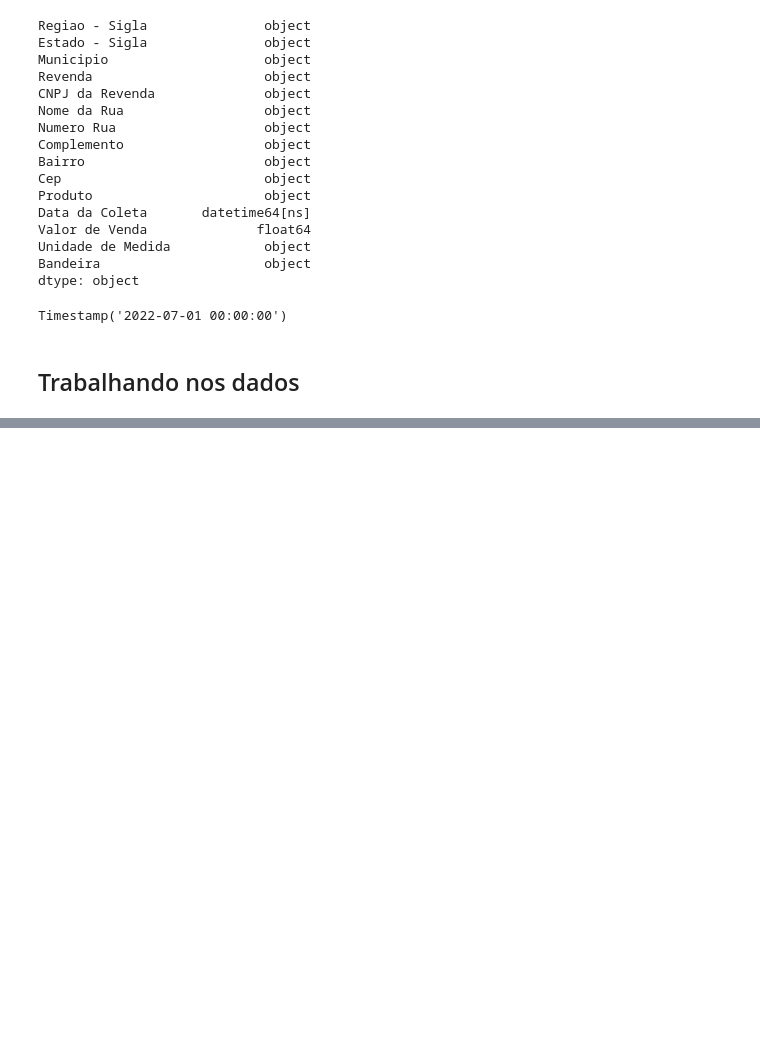
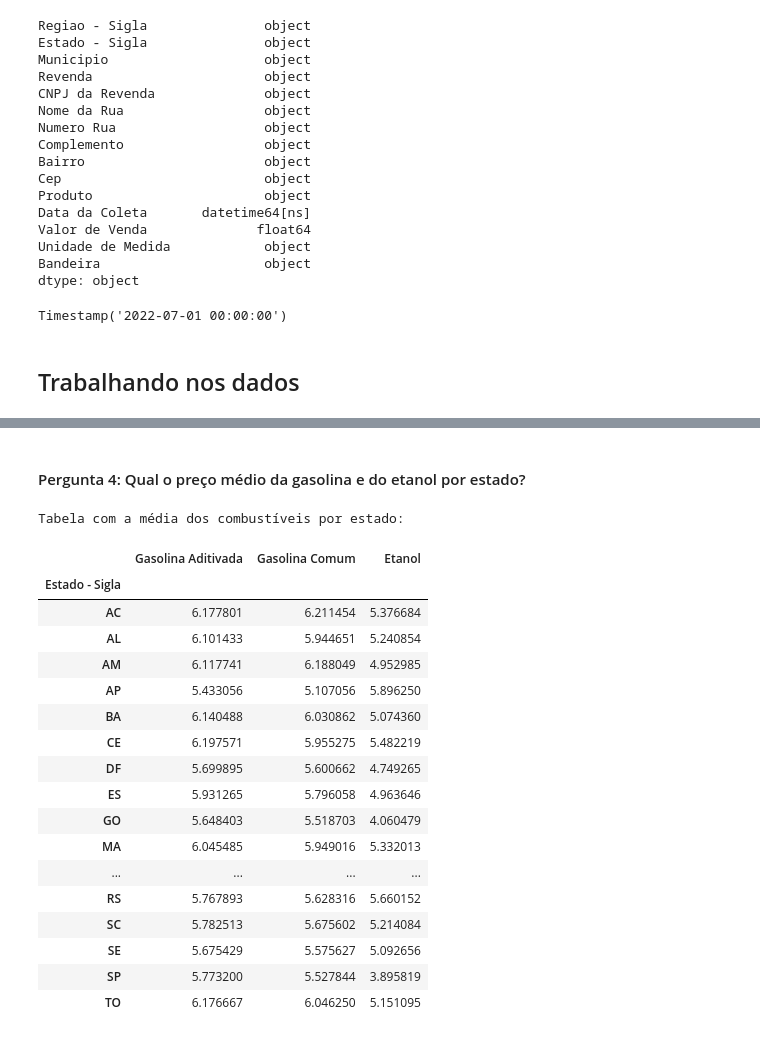
Before and after one commit to pedrorcm/Analise-Combustiveis-M4, a Jupyter notebook: perg _3_4/main.ipynb, the cells around one changed output, grey strips where cells are left out. Cells and saved outputs as stored; diff of their text form; code cells hidden in the pictures; blank space fills up the shorter version.

```diff
--- a/perg _3_4/main.ipynb
+++ b/perg _3_4/main.ipynb
@@ -116,0 +119,6 @@ Timestamp('2022-07-01 00:00:00')
+# %%
+# Levando em consideração os 2 meses e os 2 combustíveis juntos,Gasolina e Etanol.
+dados_agrupados_estado = conjunto_dados.copy()
+media_combs_estados = dados_agrupados_estado.groupby(dados_agrupados_estado['Estado - Sigla'])
+print('OS 5 ESTADOS COM O MAIOR PREÇO MÉDIO DE GASOLINA COMUM/ADITIVADA E ETANOL NO BIMESTRE.')
+display(media_combs_estados[['Valor de Venda']].mean().sort_values(by = 'Valor de Venda',ascending = False).head())
@@ -116,0 +134,16 @@ Timestamp('2022-07-01 00:00:00')
+# %%
+# Fazendo a média bimestral com a Gasolina,Gasolina Aditivada e o Etanol separados.
+media_gasolinadit_estado = dados_agrupados_estado.loc[dados_agrupados_estado['Produto'] == 'GASOLINA ADITIVADA'].groupby(dados_agrupados_estado['Estado - Sigla'])
+print('OS 5 ESTADOS COM O MAIOR PREÇO MÉDIO DE GASOLINA ADITIVADA NO BIMESTRE.')
+df_media_gasolinadt_estado = media_gasolinadit_estado[['Valor de Venda']].mean()
+display(df_media_gasolinadt_estado.sort_values(by = 'Valor de Venda',ascending = False).head())
+print('\n')
+media_gasolina_estado = dados_agrupados_estado.loc[dados_agrupados_estado['Produto'] == 'GASOLINA'].groupby(dados_agrupados_estado['Estado - Sigla'])
+print('OS 5 ESTADOS COM O MAIOR PREÇO MÉDIO DE GASOLINA COMUM NO BIMESTRE.')
+df_media_gasolina_estado = media_gasolina_estado[['Valor de Venda']].mean()
+display(df_media_gasolina_estado.sort_values(by = 'Valor de Venda',ascending = False).head())
+print('\n')
+print('OS 5 ESTADOS COM O MAIOR PREÇO MÉDIO DE ETANOL NO BIMESTRE.')
+media_etanol_estado = dados_agrupados_estado.loc[dados_agrupados_estado['Produto'] == 'ETANOL'].groupby(dados_agrupados_estado['Estado - Sigla'])
+df_media_etanol_estado = media_etanol_estado[['Valor de Venda']].mean()
+display(df_media_etanol_estado.sort_values(by = 'Valor de Venda',ascending = False).head())
@@ -116,0 +175,28 @@ Timestamp('2022-07-01 00:00:00')
+# %% [markdown]
+#### Pergunta 4: Qual o preço médio da gasolina e do etanol por estado?
+# %%
+# Fazendo a média bimestral da Gasolina,da Gasolina Aditivada e do Etanol.
+df_media_comb_estado = pd.concat([df_media_gasolinadt_estado,df_media_gasolina_estado,df_media_etanol_estado],axis = 1)
+df_media_comb_estado.columns = ['Gasolina Aditivada','Gasolina Comum','Etanol']
+print('Tabela com a média dos combustíveis por estado:\n')
+df_media_comb_estado
+# %% [output]
+Tabela com a média dos combustíveis por estado:
+|  | Gasolina Aditivada | Gasolina Comum | Etanol |
+| Estado - Sigla |  |  |  |
+| AC | 6.177801 | 6.211454 | 5.376684 |
+| AL | 6.101433 | 5.944651 | 5.240854 |
+| AM | 6.117741 | 6.188049 | 4.952985 |
+| AP | 5.433056 | 5.107056 | 5.896250 |
+| BA | 6.140488 | 6.030862 | 5.074360 |
+| CE | 6.197571 | 5.955275 | 5.482219 |
+| DF | 5.699895 | 5.600662 | 4.749265 |
+| ES | 5.931265 | 5.796058 | 4.963646 |
+| GO | 5.648403 | 5.518703 | 4.060479 |
+| MA | 6.045485 | 5.949016 | 5.332013 |
+| ... | ... | ... | ... |
+| RS | 5.767893 | 5.628316 | 5.660152 |
+| SC | 5.782513 | 5.675602 | 5.214084 |
+| SE | 5.675429 | 5.575627 | 5.092656 |
+| SP | 5.773200 | 5.527844 | 3.895819 |
+| TO | 6.176667 | 6.046250 | 5.151095 |
```
Also changed, not shown: parts of 3 cells of this notebook, 3 other files.
